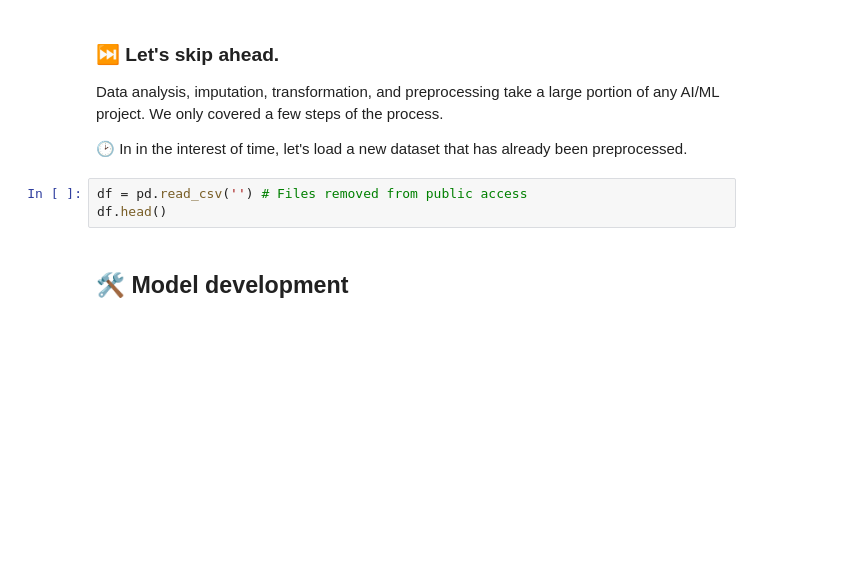
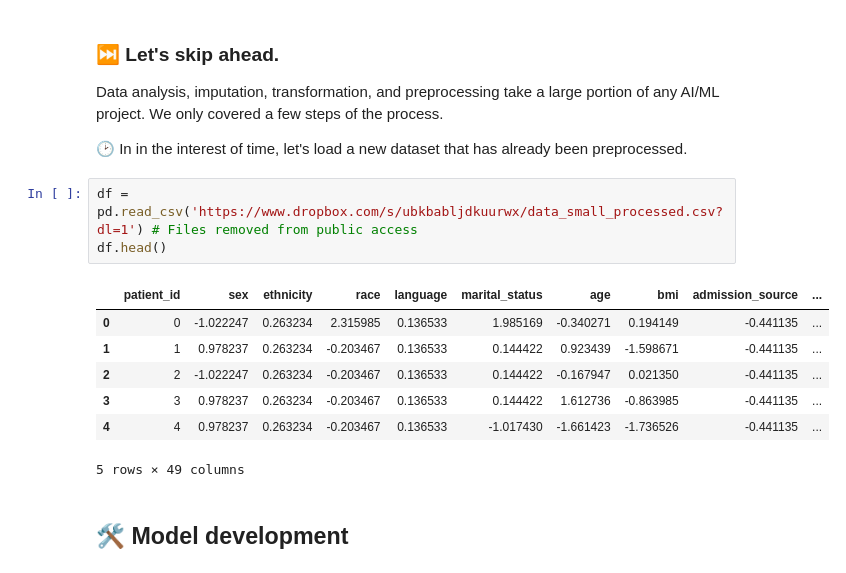
Before and after one commit to gatorai/aicc23, a Jupyter notebook: notebooks/3_Machine_Learning_with_Structured_Patient_Data.ipynb, the cells around one changed output. Drawn from its saved outputs; the diff is of its cells as text; blank space fills up the shorter version.

```diff
--- a/notebooks/3_Machine_Learning_with_Structured_Patient_Data.ipynb
+++ b/notebooks/3_Machine_Learning_with_Structured_Patient_Data.ipynb
@@ -176,8 +217,16 @@ Data analysis, imputation, transformation, and preprocessing take a large portio
 
 🕑 In in the interest of time, let's load a new dataset that has already been preprocessed.
 # %%
-df = pd.read_csv('') # Files removed from public access
+df = pd.read_csv('https://www.dropbox.com/s/ubkbabljdkuurwx/data_small_processed.csv?dl=1') # Files removed from public access
 df.head()
+# %% [output]
+|  | patient_id | sex | ethnicity | race | language | marital_status | age | bmi | admission_source | ... |
+| 0 | 0 | -1.022247 | 0.263234 | 2.315985 | 0.136533 | 1.985169 | -0.340271 | 0.194149 | -0.441135 | ... |
+| 1 | 1 | 0.978237 | 0.263234 | -0.203467 | 0.136533 | 0.144422 | 0.923439 | -1.598671 | -0.441135 | ... |
+| 2 | 2 | -1.022247 | 0.263234 | -0.203467 | 0.136533 | 0.144422 | -0.167947 | 0.021350 | -0.441135 | ... |
+| 3 | 3 | 0.978237 | 0.263234 | -0.203467 | 0.136533 | 0.144422 | 1.612736 | -0.863985 | -0.441135 | ... |
+| 4 | 4 | 0.978237 | 0.263234 | -0.203467 | 0.136533 | -1.017430 | -1.661423 | -1.736526 | -0.441135 | ... |
+5 rows × 49 columns
 # %% [markdown]
 ## 🛠️ Model development
 # %% [markdown]
```
Also changed, not shown: parts of 13 cells of this notebook.
